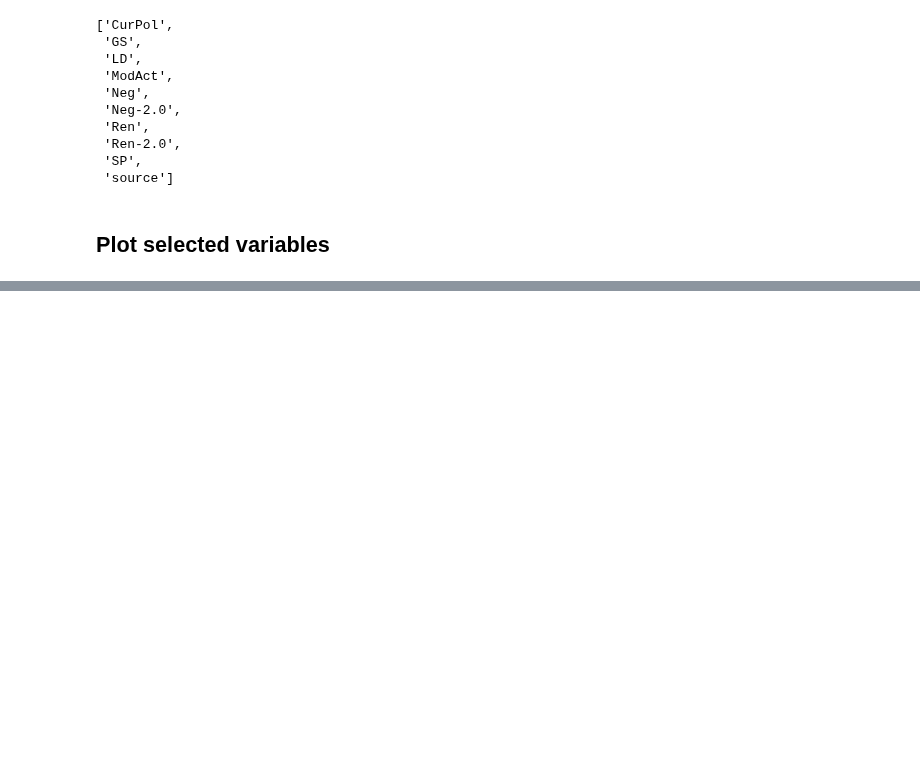
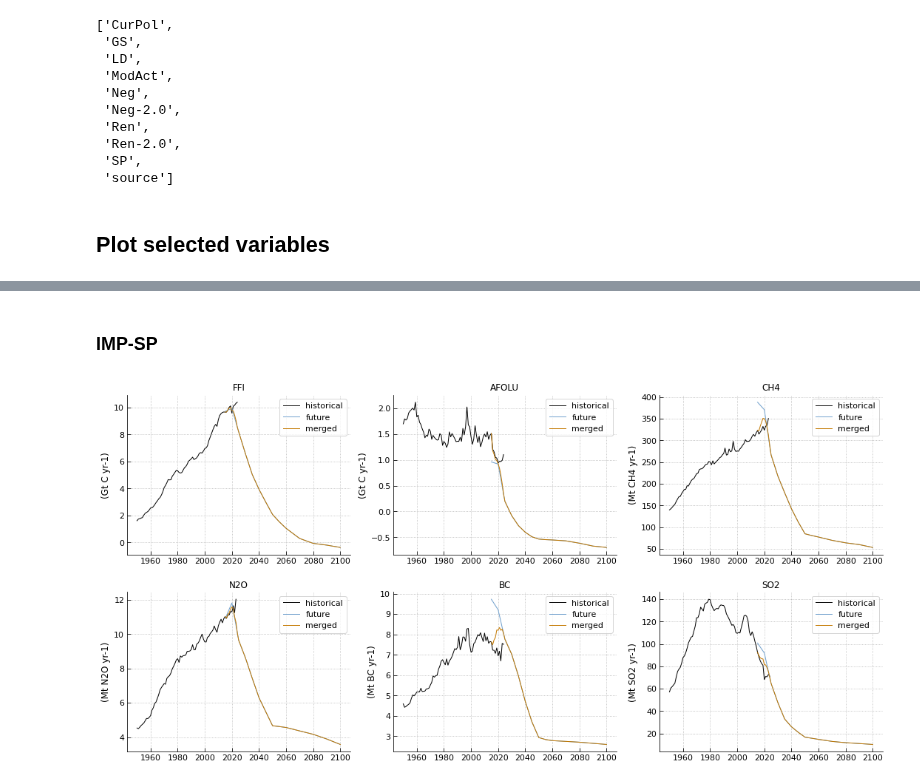
Before and after one commit to tsutsui1872/mce, a Jupyter notebook: notebook/mk_scenario_hist_future.ipynb, the cells around one changed output, grey strips where cells are left out. Saved outputs shown, nothing was run; the diff lists cells and outputs as text; code cells hidden in the pictures; blank space fills up the shorter version.

```diff
--- a/notebook/mk_scenario_hist_future.ipynb
+++ b/notebook/mk_scenario_hist_future.ipynb
@@ -317,0 +303,31 @@ ax.grid()
+# %% [markdown]
+### IMP-SP
+# %%
+scen = 'SP'
+data_future = retrieve_data(ds_ar6db_imp, scen)
+
+data_merged = {
+    cat: merge(data_hist[cat], data_future[cat], t_start, t_end)
+    for cat in ['emis_co2', 'emis_ghg', 'emis_slcf']
+}
+# %%
+myplt.init_regular(len(cat_vars), col=3)
+
+for ax, (cat, vn) in zip(myplt(), cat_vars):
+    units = dict(data_merged[cat].columns.tolist())[vn]
+
+    d1 = data_hist[cat][(vn, units)].loc[1950:]
+    ax.plot(d1.index, d1, label='historical')
+
+    d1 = data_future[cat][(vn, units)].loc[t_start:2100]
+    ax.plot(d1.index, d1, label='future')
+
+    d1 = data_merged[cat][(vn, units)]
+    ax.plot(d1.index, d1, label='merged')
+
+    ax.legend()
+    ax.set_title(vn)
+    ax.set_ylabel('({})'.format(units))
+    ax.grid()
+# %% [output]
+[figure, added]
```
Also changed, not shown: parts of 26 cells of this notebook.
